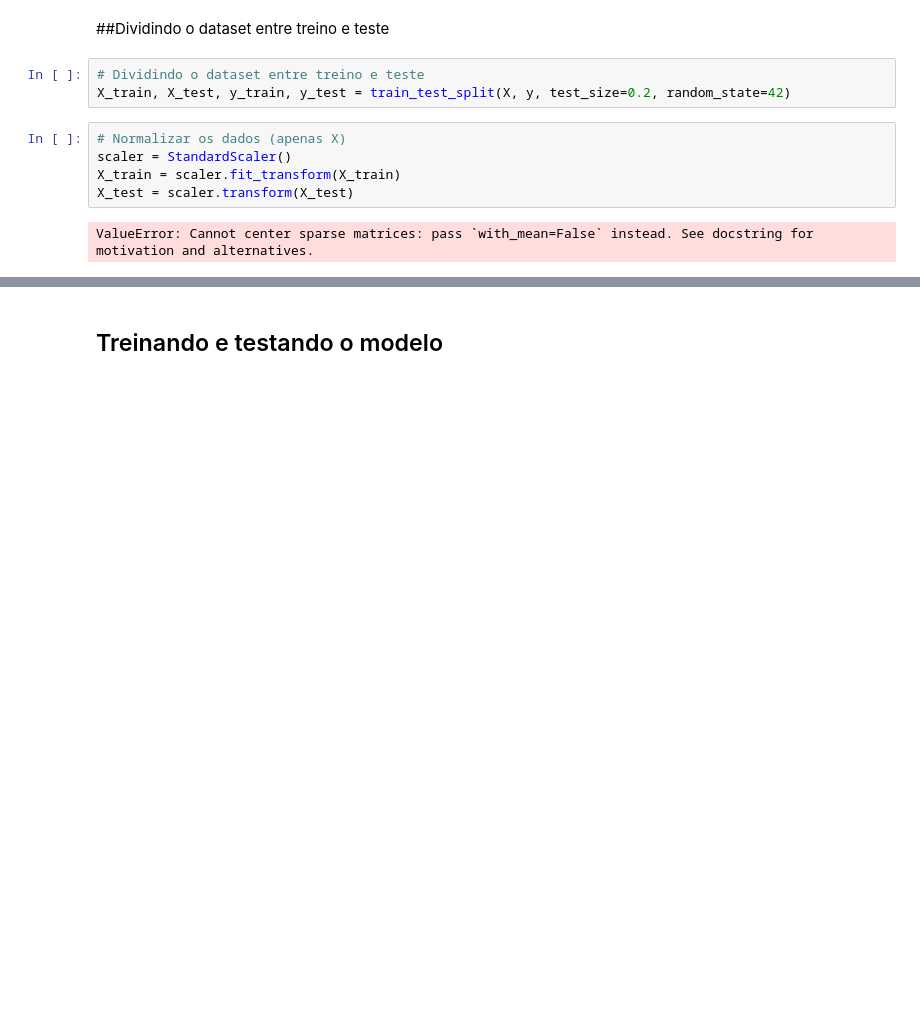
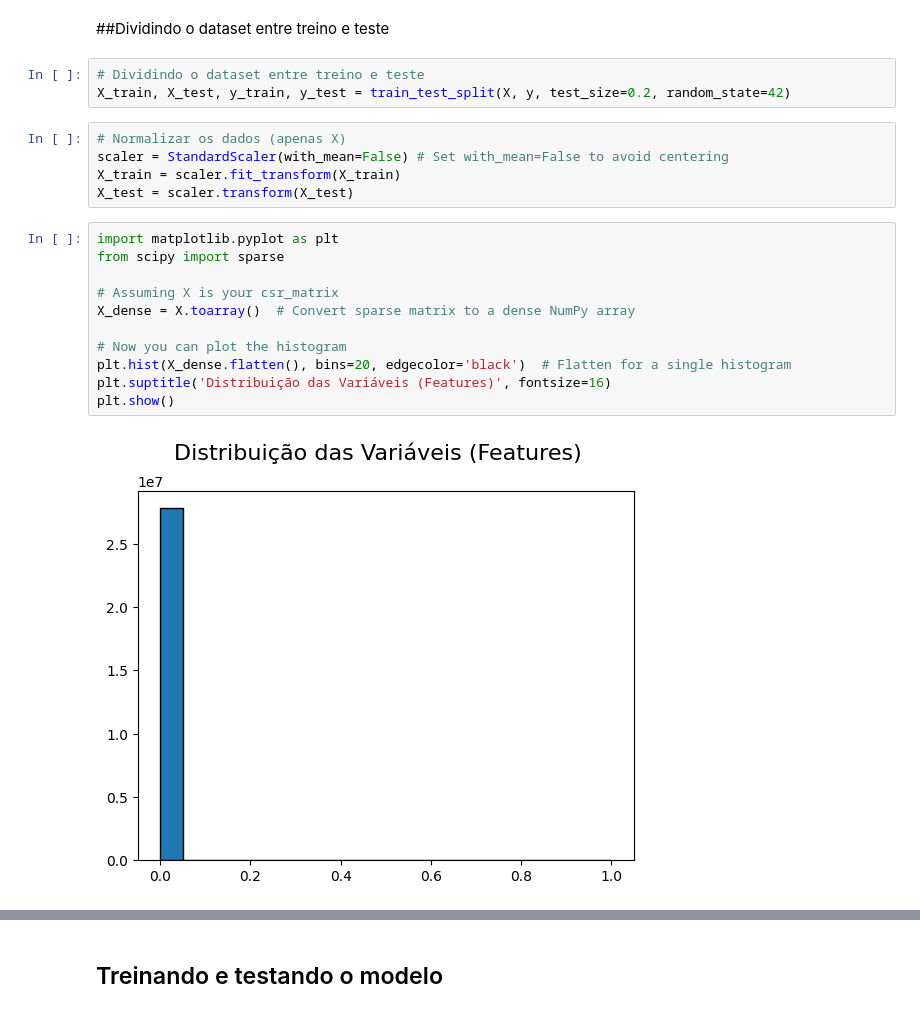
Before and after one commit to andrespeedwork/Machine-Learning-Analytics, a Jupyter notebook: Machine_Learning_e_Analytics.ipynb, the cells around one changed output, grey strips where cells are left out. Cells and saved outputs as stored; diff of their text form; blank space fills up the shorter version.

```diff
--- a/Machine_Learning_e_Analytics.ipynb
+++ b/Machine_Learning_e_Analytics.ipynb
@@ -96,8 +96,19 @@ y = df['label']
 X_train, X_test, y_train, y_test = train_test_split(X, y, test_size=0.2, random_state=42)
 # %%
 # Normalizar os dados (apenas X)
-scaler = StandardScaler()
+scaler = StandardScaler(with_mean=False) # Set with_mean=False to avoid centering
 X_train = scaler.fit_transform(X_train)
 X_test = scaler.transform(X_test)
-# %% [output]
-ValueError: Cannot center sparse matrices: pass `with_mean=False` instead. See docstring for motivation and alternatives.
+# %%
+import matplotlib.pyplot as plt
+from scipy import sparse
+
+# Assuming X is your csr_matrix
+X_dense = X.toarray()  # Convert sparse matrix to a dense NumPy array
+
+# Now you can plot the histogram
+plt.hist(X_dense.flatten(), bins=20, edgecolor='black')  # Flatten for a single histogram
+plt.suptitle('Distribuição das Variáveis (Features)', fontsize=16)
+plt.show()
+# %% [output]
+[figure, added]
```
Also changed, not shown: parts of 10 cells of this notebook.
